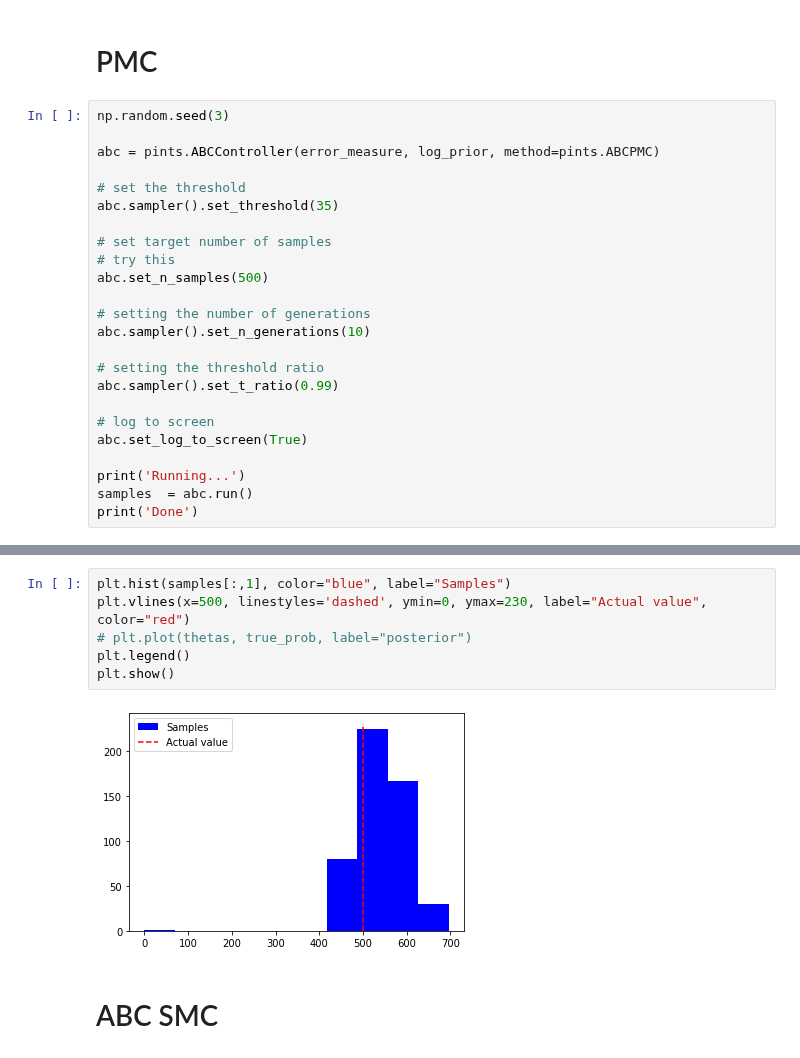
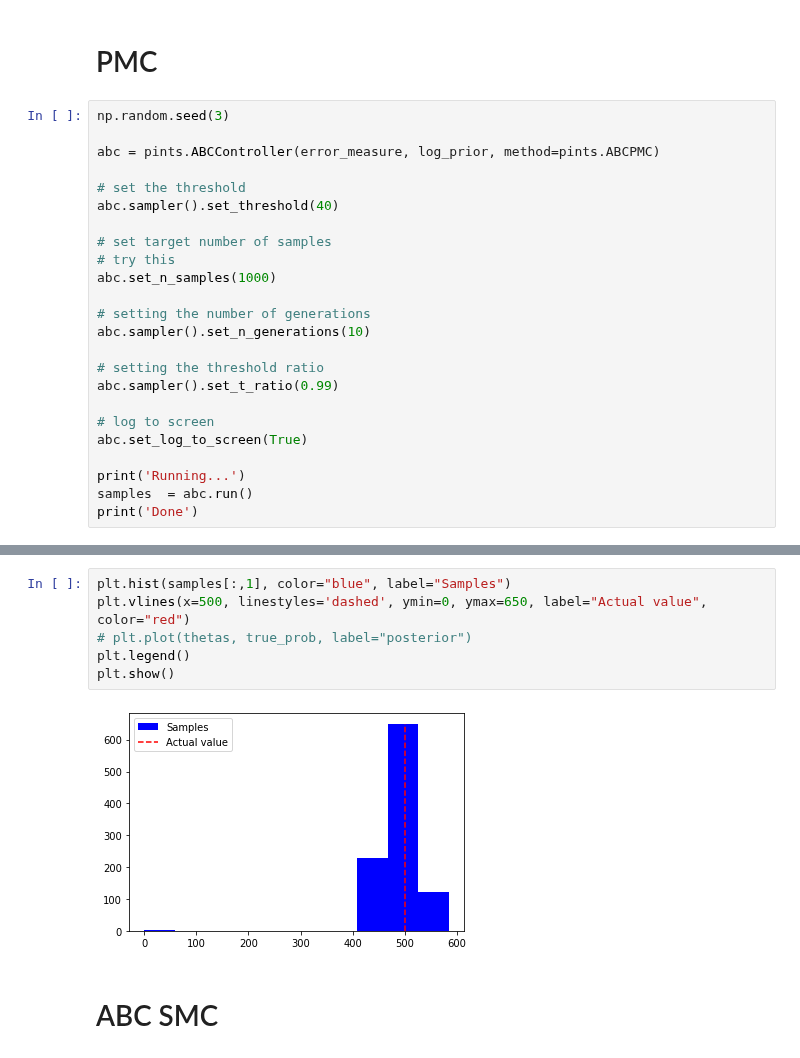
Before and after one commit to pints-team/pints, a Jupyter notebook: logistic.ipynb, the cells around one changed output, grey strips where cells are left out. Drawn from its saved outputs; the diff is of its cells as text.

```diff
--- a/logistic.ipynb
+++ b/logistic.ipynb
@@ -88,11 +88,11 @@ np.random.seed(3)
 abc = pints.ABCController(error_measure, log_prior, method=pints.ABCPMC)
 
 # set the threshold
-abc.sampler().set_threshold(35)
+abc.sampler().set_threshold(40)
 
 # set target number of samples
 # try this
-abc.set_n_samples(500)
+abc.set_n_samples(1000)
 
 # setting the number of generations
 abc.sampler().set_n_generations(10)
@@ -125,11 +125,11 @@ plt.show()
 # %%
 plt.hist(samples[:,1], color="blue", label="Samples")
-plt.vlines(x=500, linestyles='dashed', ymin=0, ymax=230, label="Actual value", color="red")
+plt.vlines(x=500, linestyles='dashed', ymin=0, ymax=650, label="Actual value", color="red")
 # plt.plot(thetas, true_prob, label="posterior")
 plt.legend()
 plt.show()
 # %% [output]
-[figure, old version]
+[figure, new version]
 # %% [markdown]
 # ABC SMC
 # %%
```
Also changed, not shown: parts of 3 cells of this notebook.
